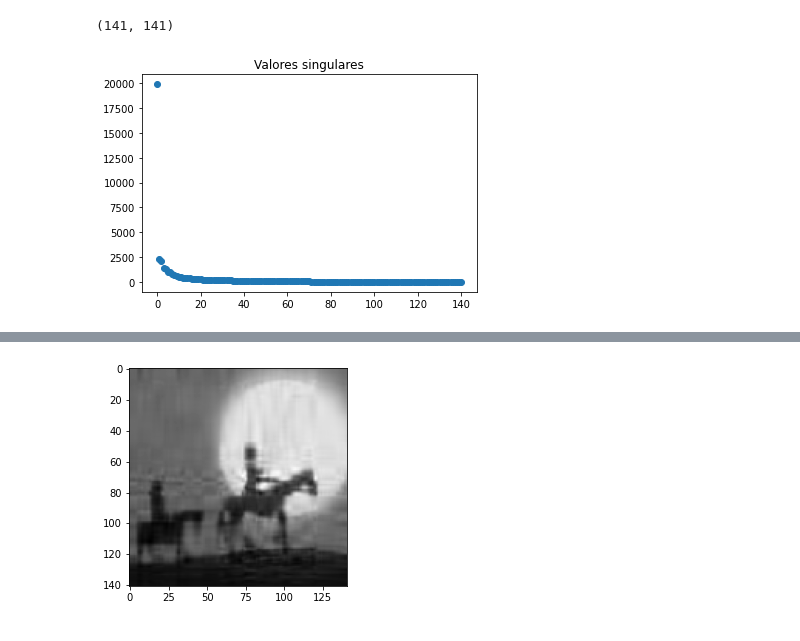
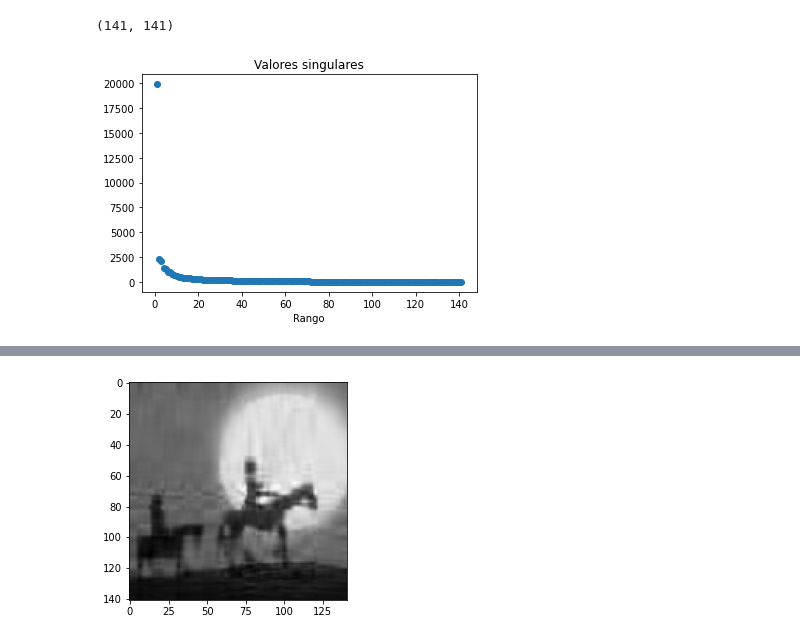
Before and after one commit to LecJackS/Algebra-Lineal-Computacional-2023-2-C, a Jupyter notebook: Guias de Ejercicios/Practica 5 - Matrices Hermitianas y Valores Singulares/Compresion de Imagenes.ipynb, the cells around one changed output, grey strips where cells are left out. Cells and saved outputs as stored; diff of their text form; code cells hidden in the pictures.

```diff
--- a/Guias de Ejercicios/Practica 5 - Matrices Hermitianas y Valores Singulares/Compresion de Imagenes.ipynb
+++ b/Guias de Ejercicios/Practica 5 - Matrices Hermitianas y Valores Singulares/Compresion de Imagenes.ipynb
@@ -32,8 +32,9 @@ A.shape
 # Computer SVD
 U, S, VT = np.linalg.svd(A)
 # %%
-plt.scatter(range(len(S)), S)
+plt.scatter(range(1, len(S)+1), S)
 plt.title("Valores singulares")
+plt.xlabel("Rango")
 plt.show()
 # %% [output]
-[figure, old version]
+[figure, new version]
```
Also changed, not shown: parts of 3 cells of this notebook, 5 other files.
